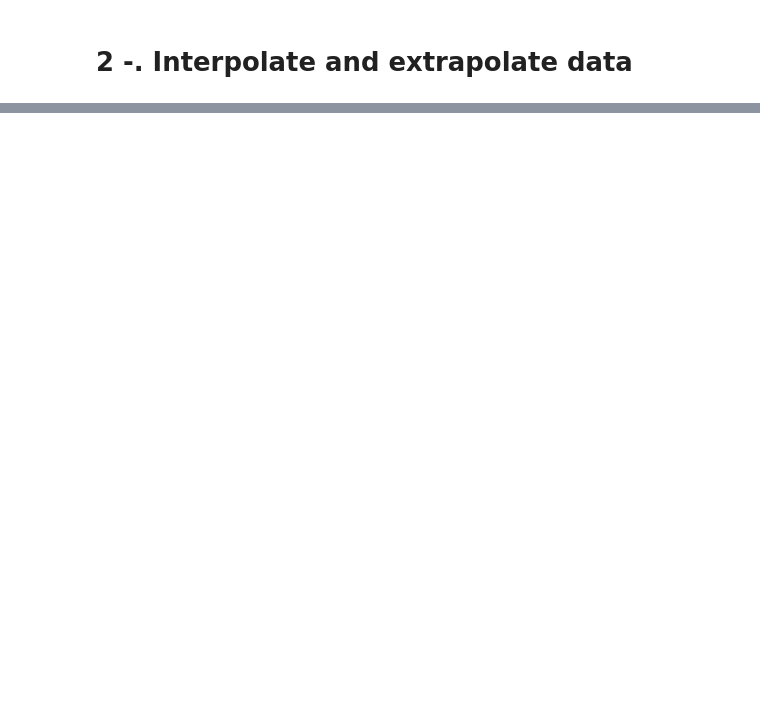
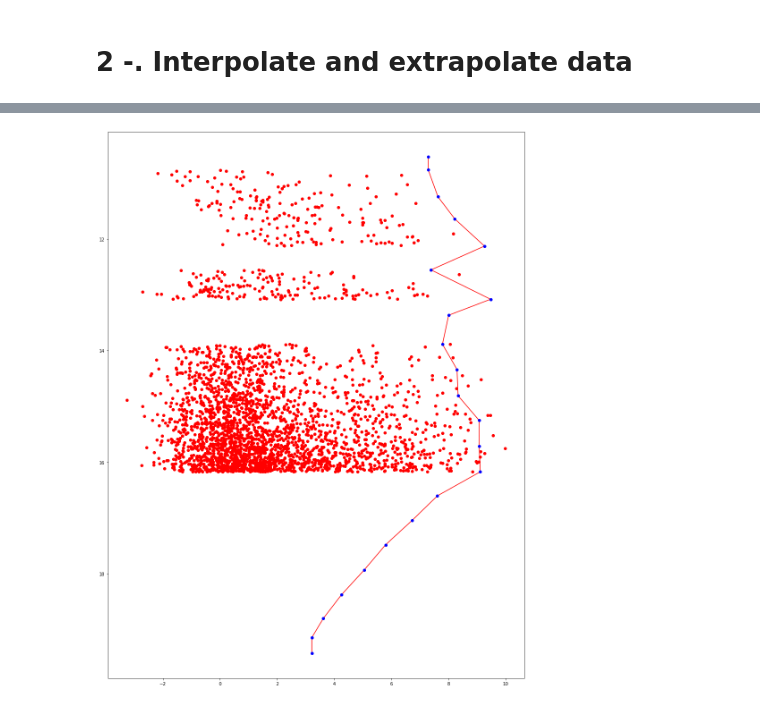
Before and after one commit to GunZF0x/astrogaia-jupyter, a Jupyter notebook: 3_Filter_data_Cordoni_algorithm/3_Filter_data_Cordoni_algorithm.ipynb, the cells around one changed output, grey strips where cells are left out. Cells and saved outputs as stored; diff of their text form; code cells hidden in the pictures; blank space fills up the shorter version.

```diff
--- a/3_Filter_data_Cordoni_algorithm/3_Filter_data_Cordoni_algorithm.ipynb
+++ b/3_Filter_data_Cordoni_algorithm/3_Filter_data_Cordoni_algorithm.ipynb
@@ -301,3 +579,22 @@ for tempBin in totBins.bins:
 # %%
-gaia_mini.colnames
+x = []
+y = []
+
+gaia_x = testing['astrometric_gof_al']
+gaia_y = testing['phot_rp_mean_mag']
+for j in range(0, len(test.points)):
+    y.append(test.points[j].G_RP_mean)
+    x.append(test.points[j].mean_value + 3. * test.points[j].std_value)
+
+
+plt.plot(x,y, '-r')
+plt.plot(x,y, 'bo')
+plt.plot(gaia_x, gaia_y, 'ro')
+
+plt.rcParams["figure.figsize"] = [13.50, 17.50]
+plt.rcParams["figure.autolayout"] = True
+plt.gca().invert_yaxis()
+plt.show()
+# %% [output]
+[figure, added]
 # %%
```
Also changed, not shown: parts of 6 cells of this notebook, 2 other files.
